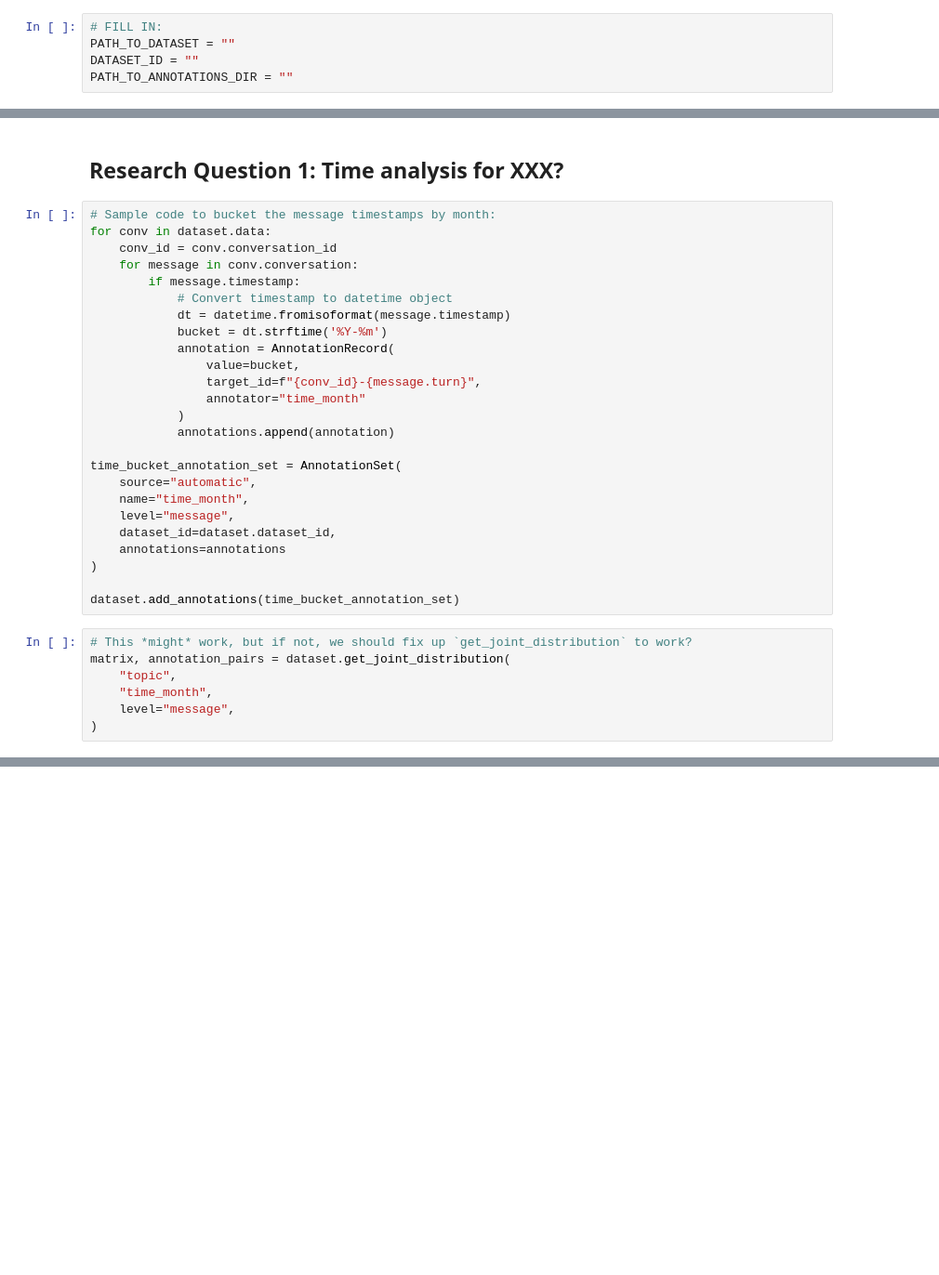
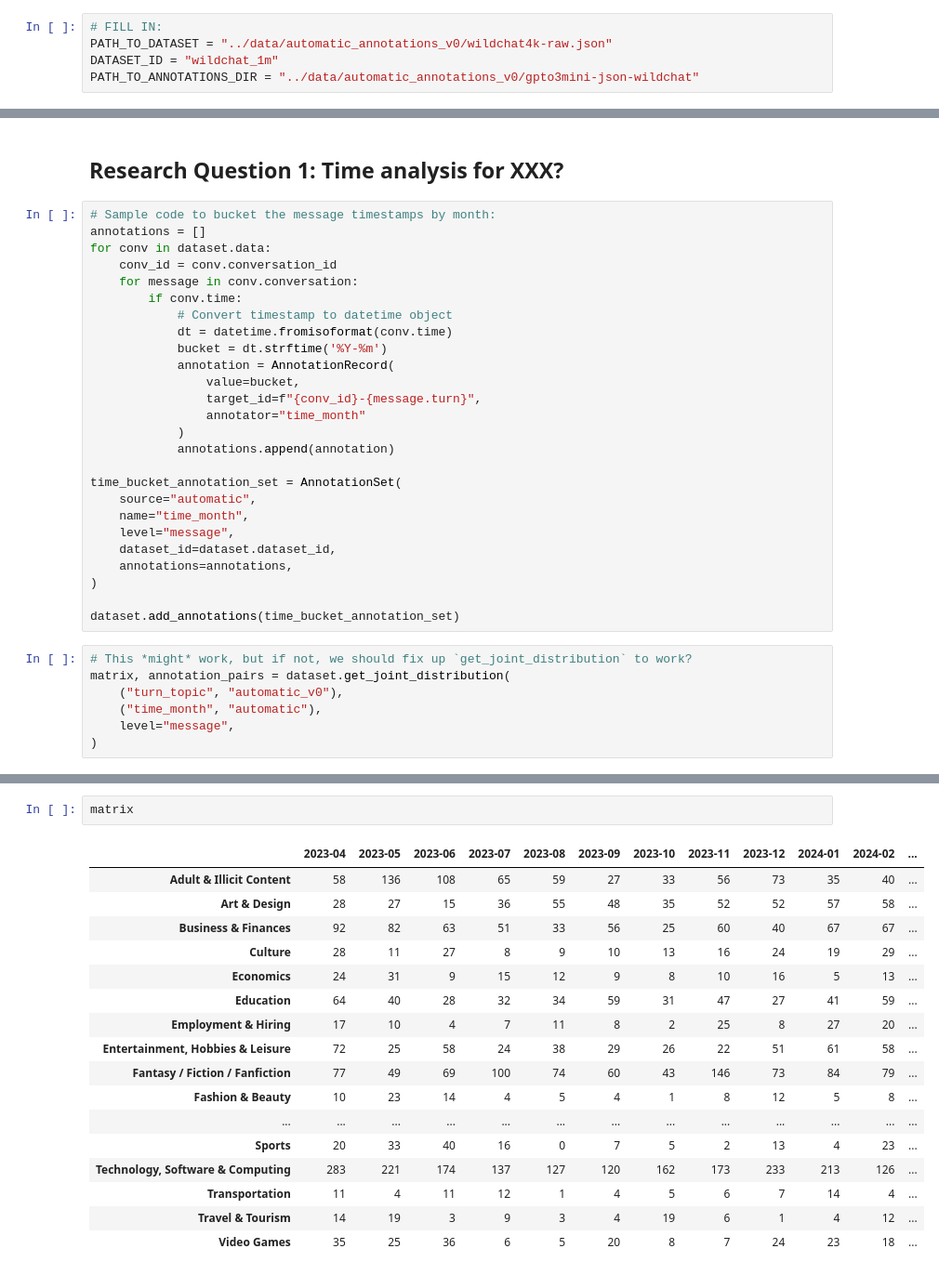
Before and after one commit to shayne-longpre/naturalistic-ai, a Jupyter notebook: notebooks/temporal.ipynb, the cells around one changed output, grey strips where cells are left out. Shown at 93% size. Saved outputs shown, nothing was run; the diff lists cells and outputs as text; blank space fills up the shorter version.

```diff
--- a/notebooks/temporal.ipynb
+++ b/notebooks/temporal.ipynb
@@ -46,9 +47,9 @@ Plot types:
 ## Load Dataset + Annotations
 # %%
 # FILL IN:
-PATH_TO_DATASET = ""
-DATASET_ID = ""
-PATH_TO_ANNOTATIONS_DIR = ""
+PATH_TO_DATASET = "../data/automatic_annotations_v0/wildchat4k-raw.json"
+DATASET_ID = "wildchat_1m"
+PATH_TO_ANNOTATIONS_DIR = "../data/automatic_annotations_v0/gpto3mini-json-wildchat"
 # %%
 # Load dataset (w/o annotations)
 dataset = Dataset.load(PATH_TO_DATASET)
@@ -61,12 +72,13 @@ for fpath in io.listdir_nohidden(PATH_TO_ANNOTATIONS_DIR):
 ## Research Question 1: Time analysis for XXX?
 # %%
 # Sample code to bucket the message timestamps by month:
+annotations = []
 for conv in dataset.data:
     conv_id = conv.conversation_id
     for message in conv.conversation:
-        if message.timestamp:
+        if conv.time:
             # Convert timestamp to datetime object
-            dt = datetime.fromisoformat(message.timestamp)
+            dt = datetime.fromisoformat(conv.time)
             bucket = dt.strftime('%Y-%m')
             annotation = AnnotationRecord(
                 value=bucket,
@@ -80,14 +92,14 @@ time_bucket_annotation_set = AnnotationSet(
     name="time_month",
     level="message",
     dataset_id=dataset.dataset_id,
-    annotations=annotations
+    annotations=annotations,
 )
 
 dataset.add_annotations(time_bucket_annotation_set)
 # %%
 # This *might* work, but if not, we should fix up `get_joint_distribution` to work?
 matrix, annotation_pairs = dataset.get_joint_distribution(
-    "topic",
-    "time_month",
+    ("turn_topic", "automatic_v0"),
+    ("time_month", "automatic"),
     level="message",
 )
@@ -93,0 +109,20 @@ matrix, annotation_pairs = dataset.get_joint_distribution(
+# %%
+matrix
+# %% [output]
+|  | 2023-04 | 2023-05 | 2023-06 | 2023-07 | 2023-08 | 2023-09 | 2023-10 | 2023-11 | 2023-12 | 2024-01 | 2024-02 | ... |
+| Adult & Illicit Content | 58 | 136 | 108 | 65 | 59 | 27 | 33 | 56 | 73 | 35 | 40 | ... |
+| Art & Design | 28 | 27 | 15 | 36 | 55 | 48 | 35 | 52 | 52 | 57 | 58 | ... |
+| Business & Finances | 92 | 82 | 63 | 51 | 33 | 56 | 25 | 60 | 40 | 67 | 67 | ... |
+| Culture | 28 | 11 | 27 | 8 | 9 | 10 | 13 | 16 | 24 | 19 | 29 | ... |
+| Economics | 24 | 31 | 9 | 15 | 12 | 9 | 8 | 10 | 16 | 5 | 13 | ... |
+| Education | 64 | 40 | 28 | 32 | 34 | 59 | 31 | 47 | 27 | 41 | 59 | ... |
+| Employment & Hiring | 17 | 10 | 4 | 7 | 11 | 8 | 2 | 25 | 8 | 27 | 20 | ... |
+| Entertainment, Hobbies & Leisure | 72 | 25 | 58 | 24 | 38 | 29 | 26 | 22 | 51 | 61 | 58 | ... |
+| Fantasy / Fiction / Fanfiction | 77 | 49 | 69 | 100 | 74 | 60 | 43 | 146 | 73 | 84 | 79 | ... |
+| Fashion & Beauty | 10 | 23 | 14 | 4 | 5 | 4 | 1 | 8 | 12 | 5 | 8 | ... |
+| ... | ... | ... | ... | ... | ... | ... | ... | ... | ... | ... | ... | ... |
+| Sports | 20 | 33 | 40 | 16 | 0 | 7 | 5 | 2 | 13 | 4 | 23 | ... |
+| Technology, Software & Computing | 283 | 221 | 174 | 137 | 127 | 120 | 162 | 173 | 233 | 213 | 126 | ... |
+| Transportation | 11 | 4 | 11 | 12 | 1 | 4 | 5 | 6 | 7 | 14 | 4 | ... |
+| Travel & Tourism | 14 | 19 | 3 | 9 | 3 | 4 | 19 | 6 | 1 | 4 | 12 | ... |
+| Video Games | 35 | 25 | 36 | 6 | 5 | 20 | 8 | 7 | 24 | 23 | 18 | ... |
```
Also changed, not shown: parts of 3 cells of this notebook, 5 other files.
